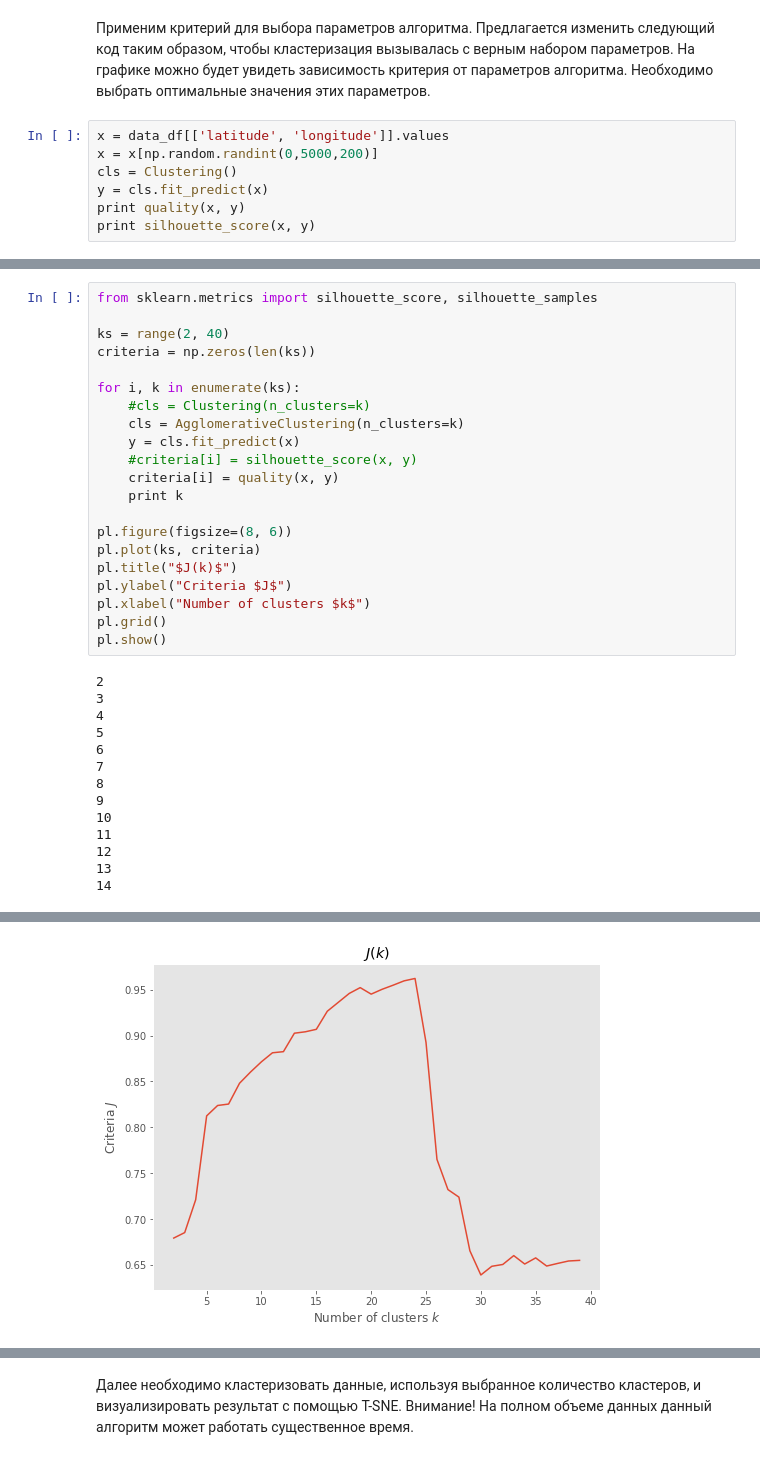
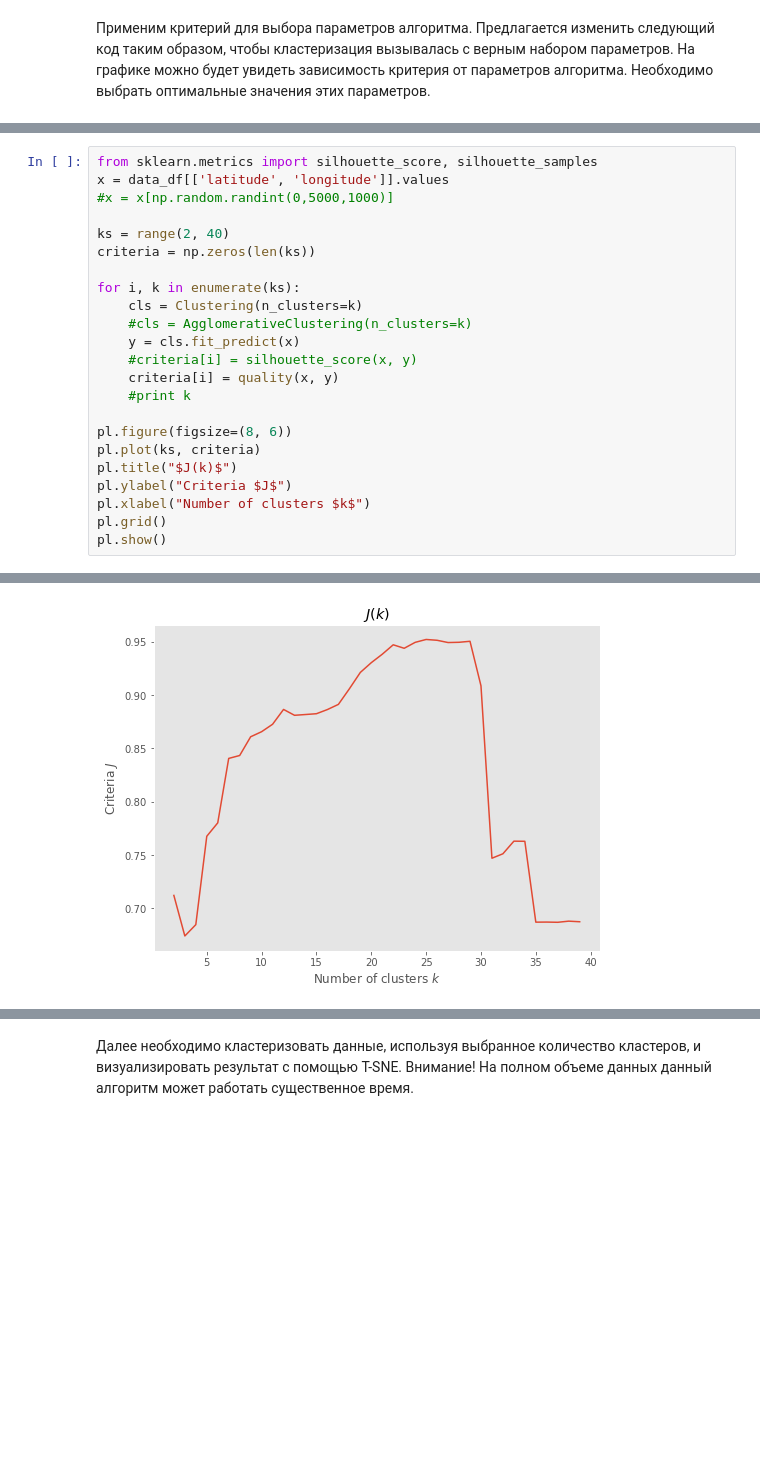
Before and after one commit to is-kozlov/sphere_hw, a Jupyter notebook: Kozlov_hw2.ipynb, the cells around one changed output, grey strips where cells are left out. Saved outputs shown, nothing was run; the diff lists cells and outputs as text; blank space fills up the shorter version.

```diff
--- a/Kozlov_hw2.ipynb
+++ b/Kozlov_hw2.ipynb
@@ -364,9 +313,2 @@ def quality_inertia(X, y, metric='euclidean'):
 # %% [markdown]
 Применим критерий для выбора параметров алгоритма. Предлагается изменить следующий код таким образом, чтобы кластеризация вызывалась с верным набором параметров. На графике можно будет увидеть зависимость критерия от параметров алгоритма. Необходимо выбрать оптимальные значения этих параметров.
-# %%
-x = data_df[['latitude', 'longitude']].values
-x = x[np.random.randint(0,5000,200)]
-cls = Clustering()
-y = cls.fit_predict(x)
-print quality(x, y)
-print silhouette_score(x, y)
@@ -376,16 +315,18 @@ print silhouette_score(x, y)
 # %%
 from sklearn.metrics import silhouette_score, silhouette_samples
+x = data_df[['latitude', 'longitude']].values
+#x = x[np.random.randint(0,5000,1000)]
 
 ks = range(2, 40)
 criteria = np.zeros(len(ks))
 
 for i, k in enumerate(ks):
-    #cls = Clustering(n_clusters=k)
-    cls = AgglomerativeClustering(n_clusters=k)
+    cls = Clustering(n_clusters=k)
+    #cls = AgglomerativeClustering(n_clusters=k)
     y = cls.fit_predict(x)
     #criteria[i] = silhouette_score(x, y)
     criteria[i] = quality(x, y)
-    print k
+    #print k
 
 pl.figure(figsize=(8, 6))
 pl.plot(ks, criteria)
@@ -395,16 +336,3 @@ pl.xlabel("Number of clusters $k$")
 pl.grid()
 pl.show()
 # %% [output]
-2
-3
-4
-5
-6
-7
-8
-9
-10
-11
-12
-13
-14
@@ -428 +339 @@ pl.show()
-[figure, old version]
+[figure, new version]
```
Also changed, not shown: parts of 11 cells of this notebook.
